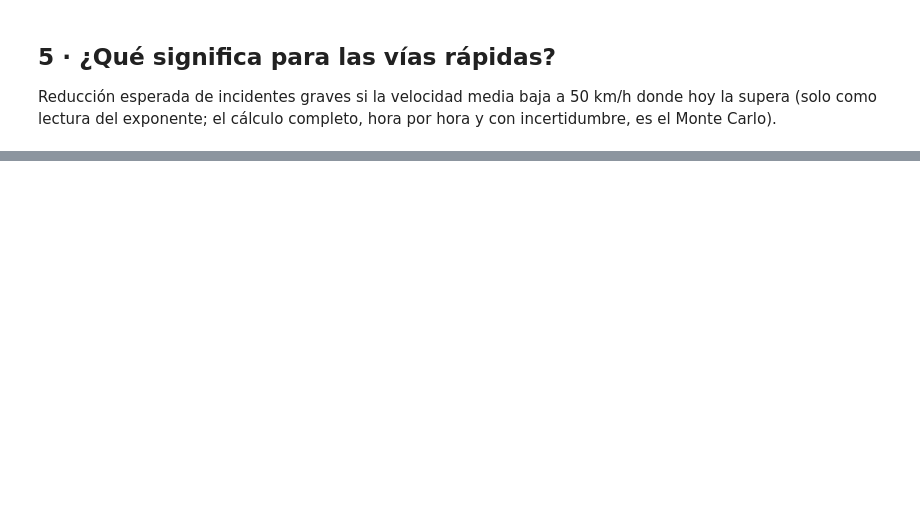
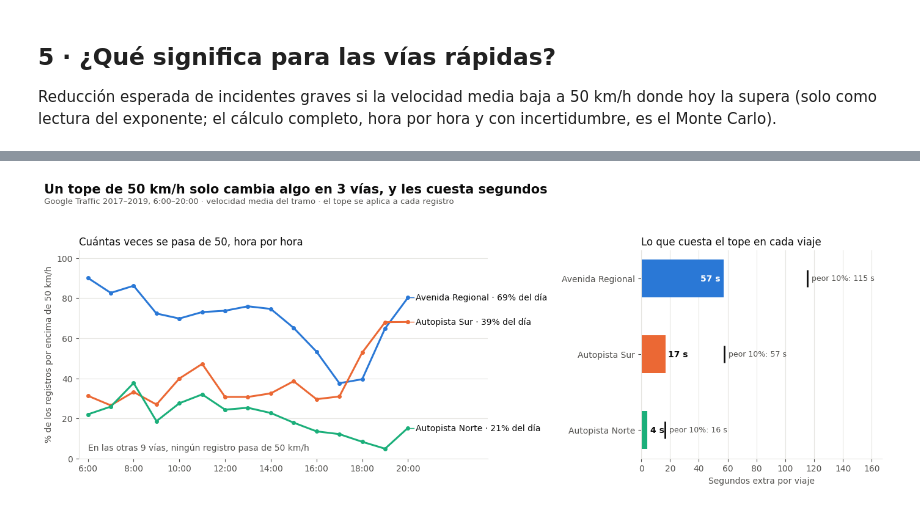
Before and after one commit to cristophh07-dot/segundos-contra-vidas, a Jupyter notebook: notebooks/03_exponente_medellin.ipynb, the cells around one changed output, grey strips where cells are left out. Drawn from its saved outputs; the diff is of its cells as text; code cells hidden in the pictures; blank space fills up the shorter version.

```diff
--- a/notebooks/03_exponente_medellin.ipynb
+++ b/notebooks/03_exponente_medellin.ipynb
@@ -431,0 +547,73 @@ _(completar al final)_
+# %%
+# --- 5.2 · ¿Dónde y cuándo actúa un tope de 50 km/h? ---
+tv = tiempo_viaje_gt()
+tv["ano"] = pd.to_datetime(tv["fecha"]).dt.year
+tv = tv[tv["ano"].between(2017, 2019) & (tv["velocidad_gt_kmh"] > 0)].copy()
+L_km = cat.set_index("corredor_id")["longitud_km"]
+v = tv["velocidad_gt_kmh"]
+tv["sobre_50"] = v > 50
+tv["seg_extra"] = (tv["corredor_id"].map(L_km) * 3600 * (1 / np.minimum(v, 50) - 1 / v)).clip(lower=0)
+
+resumen_tope = tv.groupby("corredor_id").agg(pct_sobre_50=("sobre_50", "mean"), seg_media=("seg_extra", "mean"),
+                                             seg_p90=("seg_extra", lambda s: s.quantile(0.9)))
+resumen_tope["pct_sobre_50"] *= 100
+resumen_tope = resumen_tope.sort_values("pct_sobre_50", ascending=False)
+actua = resumen_tope.index[resumen_tope["pct_sobre_50"] >= 1].tolist()       # vías donde el tope cambia algo
+otras = len(resumen_tope) - len(actua)
+
+COLORES = ["#2a78d6", "#eb6834", "#1baf7a", "#eda100", "#e87ba4", "#008300", "#6250d6", "#e34948"]
+TINTA, TINTA_2, GRILLA = "#0b0b0b", "#52514e", "#e6e5e1"
+color = {c: COLORES[i % len(COLORES)] for i, c in enumerate(actua)}
+
+fig, (ax1, ax2) = plt.subplots(1, 2, figsize=(14, 5.2), gridspec_kw={"width_ratios": [1.7, 1]})
+por_hora = tv[tv["corredor_id"].isin(actua)].pivot_table(index="hora", columns="corredor_id", values="sobre_50", aggfunc="mean") * 100
+for c in actua:
+    s = por_hora[c]
+    ax1.plot(s.index, s.values, color=color[c], lw=2.2, marker="o", ms=4)
+# nombres al final de cada línea, separados al menos 8 puntos para que no se encimen
+fin = sorted(((por_hora[c].iloc[-1], c) for c in actua), reverse=True)
+pos = []
+for val, c in fin:
+    pos.append(min(val, pos[-1] - 8) if pos else val)
+for (val, c), yy in zip(fin, pos):
+    ax1.plot([20, 20.25], [val, yy], color=color[c], lw=1)
+    ax1.text(20.35, yy, f"{NOMBRE[c]} · {resumen_tope.loc[c, 'pct_sobre_50']:.0f}% del día",
+             va="center", fontsize=10, color=TINTA)
+ax1.set_xlim(5.6, 23.5); ax1.set_ylim(0, 104)
+ax1.set_xticks(range(6, 21, 2), [f"{h}:00" for h in range(6, 21, 2)])
+ax1.set_ylabel("% de los registros por encima de 50 km/h", color=TINTA_2)
+ax1.set_title("Cuántas veces se pasa de 50, hora por hora", loc="left", fontsize=12, color=TINTA)
+ax1.text(6, 4, f"En las otras {otras} vías, ningún registro pasa de 50 km/h", fontsize=10, color=TINTA_2)
+
+y = np.arange(len(actua))[::-1]
+ax2.barh(y, resumen_tope.loc[actua, "seg_media"], color=[color[c] for c in actua], height=0.5)
+ax2.set_xlim(0, resumen_tope.loc[actua, "seg_p90"].max() * 1.45)
+ax2.scatter(resumen_tope.loc[actua, "seg_p90"], y, marker="|", s=400, color=TINTA, lw=2, zorder=3)
+for yi, c in zip(y, actua):
+    m, p = resumen_tope.loc[c, "seg_media"], resumen_tope.loc[c, "seg_p90"]
+    dentro = m > ax2.get_xlim()[1] * 0.15
+    ax2.text(m - 2 if dentro else m + 2, yi, f"{m:.0f} s", va="center", ha="right" if dentro else "left",
+             fontsize=10, color="white" if dentro else TINTA, weight="bold")
+    ax2.text(p + 3, yi, f"peor 10%: {p:.0f} s", va="center", fontsize=9, color=TINTA_2)
+ax2.set_yticks(y, [NOMBRE[c] for c in actua])
+ax2.set_xlabel("Segundos extra por viaje", color=TINTA_2)
+ax2.set_title("Lo que cuesta el tope en cada viaje", loc="left", fontsize=12, color=TINTA)
+
+for ax in (ax1, ax2):
+    ax.spines[["top", "right"]].set_visible(False)
+    ax.spines[["left", "bottom"]].set_color(GRILLA)
+    ax.tick_params(colors=TINTA_2)
+ax1.grid(axis="y", color=GRILLA, lw=0.8); ax2.grid(axis="x", color=GRILLA, lw=0.8)
+ax1.set_axisbelow(True); ax2.set_axisbelow(True)
+fig.suptitle(f"Un tope de 50 km/h solo cambia algo en {len(actua)} vías, y les cuesta segundos",
+             x=0.01, ha="left", fontsize=15, color=TINTA, weight="bold")
+fig.text(0.01, 0.915, "Google Traffic 2017–2019, 6:00–20:00 · velocidad media del tramo · el tope se aplica a cada registro",
+         fontsize=9.5, color=TINTA_2)
+plt.tight_layout(rect=(0, 0, 1, 0.91)); plt.show()
+
+tabla_tope = resumen_tope.round(1).rename(columns={"pct_sobre_50": "% registros > 50",
+                                                  "seg_media": "segundos extra (media)", "seg_p90": "segundos extra (peor 10%)"})
+tabla_tope.index = tabla_tope.index.map(NOMBRE)
+tabla_tope
+# %% [output]
+[figure, added]
```
Also changed, not shown: parts of 46 cells of this notebook, 1 other file.
